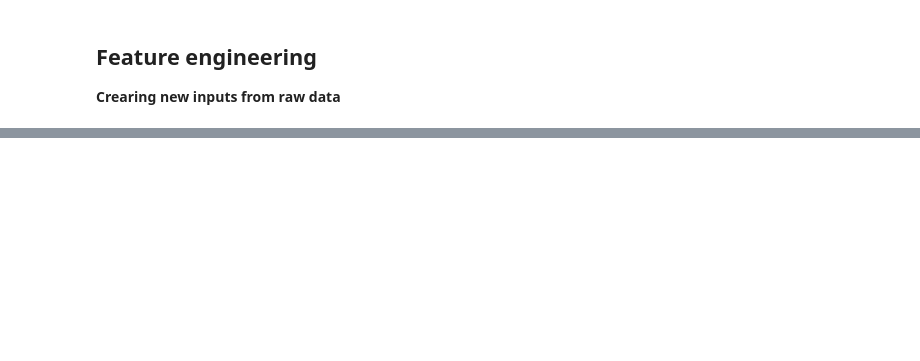
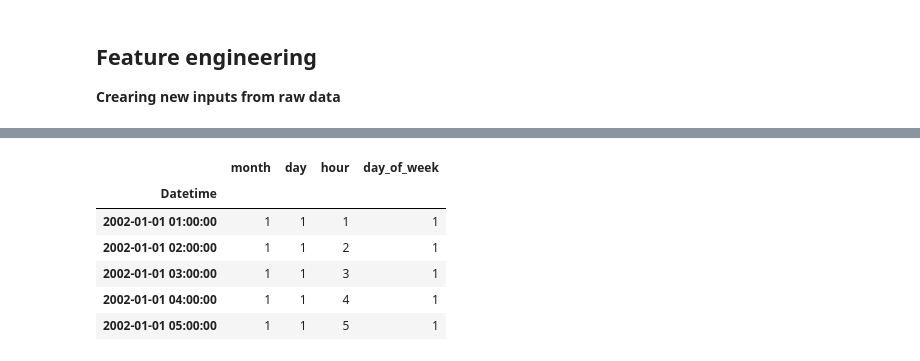
Before and after one commit to YarosInter/Time-Series-XGBoost-Energy-Consumption, a Jupyter notebook: XGBoost_Energy_Consumption_Forecast.ipynb, the cells around one changed output, grey strips where cells are left out. Drawn from its saved outputs; the diff is of its cells as text; code cells hidden in the pictures; blank space fills up the shorter version.

```diff
--- a/XGBoost_Energy_Consumption_Forecast.ipynb
+++ b/XGBoost_Energy_Consumption_Forecast.ipynb
@@ -86,0 +122,11 @@ df.head()
+# %%
+# Showing the features
+X_train.head()
+# %% [output]
+|  | month | day | hour | day_of_week |
+| Datetime |  |  |  |  |
+| 2002-01-01 01:00:00 | 1 | 1 | 1 | 1 |
+| 2002-01-01 02:00:00 | 1 | 1 | 2 | 1 |
+| 2002-01-01 03:00:00 | 1 | 1 | 3 | 1 |
+| 2002-01-01 04:00:00 | 1 | 1 | 4 | 1 |
+| 2002-01-01 05:00:00 | 1 | 1 | 5 | 1 |
```
Also changed, not shown: parts of 18 cells of this notebook.
